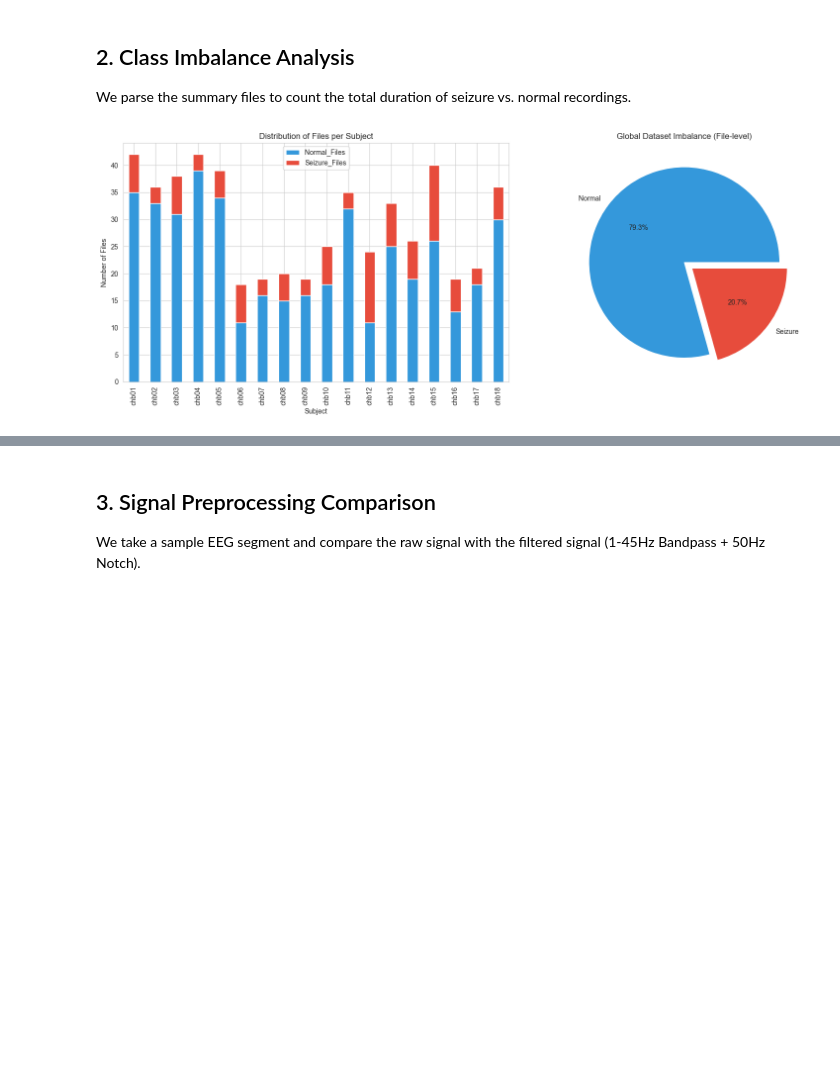
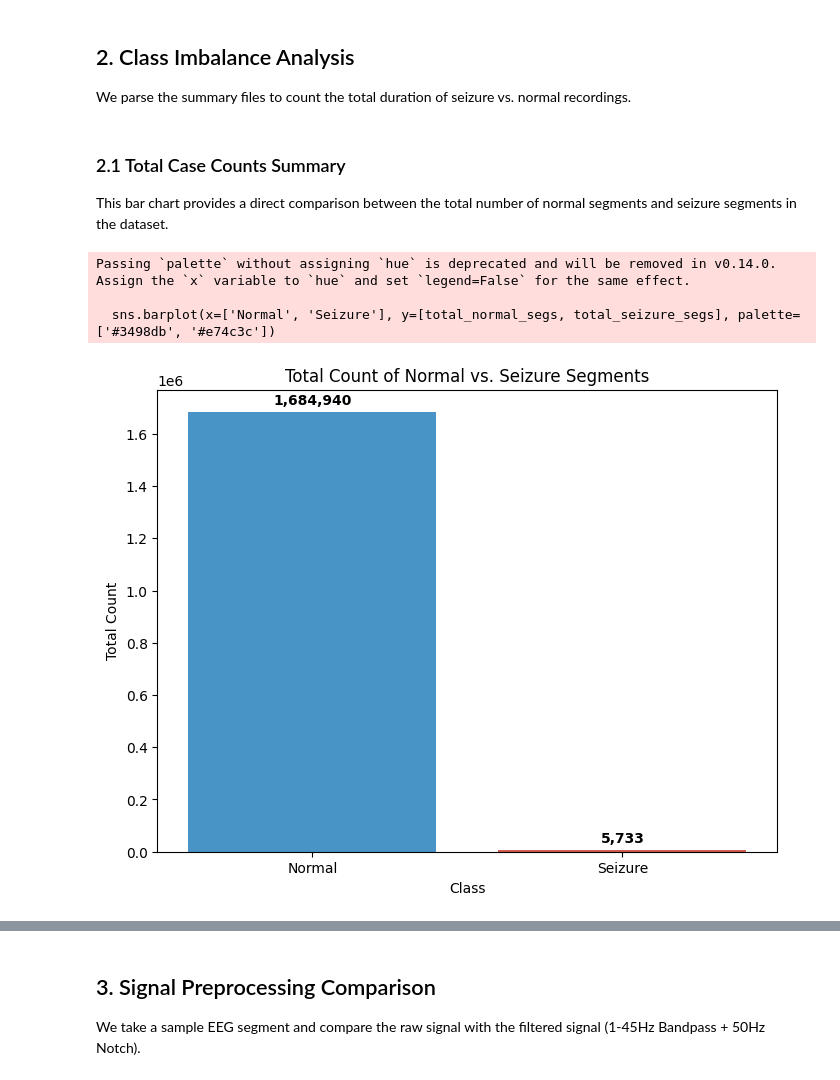
Before and after one commit to yusufafify/eeg-biometric-system, a Jupyter notebook: notebooks/EDA_and_Preprocessing.ipynb, the cells around one changed output, grey strips where cells are left out. Saved outputs shown, nothing was run; the diff lists cells and outputs as text; code cells hidden in the pictures; blank space fills up the shorter version.

Commit message:
feat: add notebook for exploratory data analysis and preprocessing validation of EEG seizure detection data.

```diff
--- a/notebooks/EDA_and_Preprocessing.ipynb
+++ b/notebooks/EDA_and_Preprocessing.ipynb
@@ -46,32 +46,25 @@ Number of Subjects: 18
 ## 2. Class Imbalance Analysis
 
 We parse the summary files to count the total duration of seizure vs. normal recordings.
-# %%
-stats = []
-for subj in subjects:
-    summary_path = raw_dir / subj / f"{subj}-summary.txt"
-    if summary_path.exists():
-        records = parse_summary(str(summary_path))
-        n_files = len(records)
-        n_seizures = sum(1 for intervals in records.values() if len(intervals) > 0)
-        stats.append({"Subject": subj, "Files": n_files, "Seizure_Files": n_seizures})
-
-df_stats = pd.DataFrame(stats)
-df_stats["Normal_Files"] = df_stats["Files"] - df_stats["Seizure_Files"]
-
-# Visualization
-fig, (ax1, ax2) = plt.subplots(1, 2, figsize=(16, 6))
-
-df_stats.set_index("Subject")[["Normal_Files", "Seizure_Files"]].plot(kind="bar", stacked=True, ax=ax1, color=["#3498db", "#e74c3c"])
-ax1.set_title("Distribution of Files per Subject")
-ax1.set_ylabel("Number of Files")
-
-total_normal = df_stats["Normal_Files"].sum()
-total_seizure = df_stats["Seizure_Files"].sum()
-ax2.pie([total_normal, total_seizure], labels=["Normal", "Seizure"], autopct='%1.1f%%', colors=["#3498db", "#e74c3c"], explode=[0, 0.1])
-ax2.set_title("Global Dataset Imbalance (File-level)")
-
-plt.tight_layout()
-plt.show()
-# %% [output]
-[figure, removed]
+# %% [markdown]
+### 2.1 Total Case Counts Summary
+
+This bar chart provides a direct comparison between the total number of normal segments and seizure segments in the dataset.
+# %%
+# Plotting the total counts for normal vs. seizure segments
+plt.figure(figsize=(8, 6))
+sns.barplot(x=['Normal', 'Seizure'], y=[total_normal_segs, total_seizure_segs], palette=['#3498db', '#e74c3c'])
+plt.title('Total Count of Normal vs. Seizure Segments')
+plt.ylabel('Total Count')
+plt.xlabel('Class')
+
+# Add labels on top of bars
+for i, count in enumerate([total_normal_segs, total_seizure_segs]):
+    plt.text(i, count + (total_normal_segs * 0.01), f"{count:,}", ha='center', va='bottom', fontweight='bold')
+
+plt.show()
+# %% [output]
+Passing `palette` without assigning `hue` is deprecated and will be removed in v0.14.0. Assign the `x` variable to `hue` and set `legend=False` for the same effect.
+
+  sns.barplot(x=['Normal', 'Seizure'], y=[total_normal_segs, total_seizure_segs], palette=['#3498db', '#e74c3c'])
+[figure, added]
```
Also changed, not shown: parts of 2 cells of this notebook.
